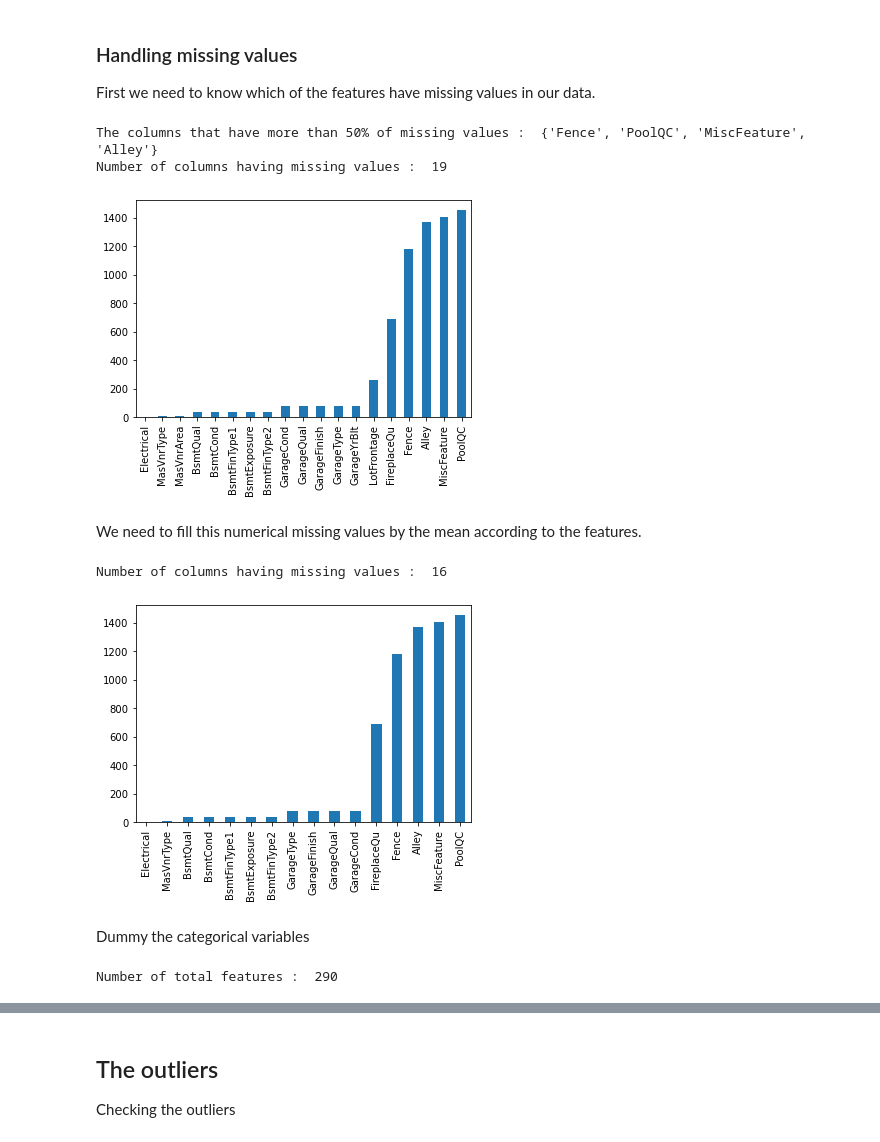
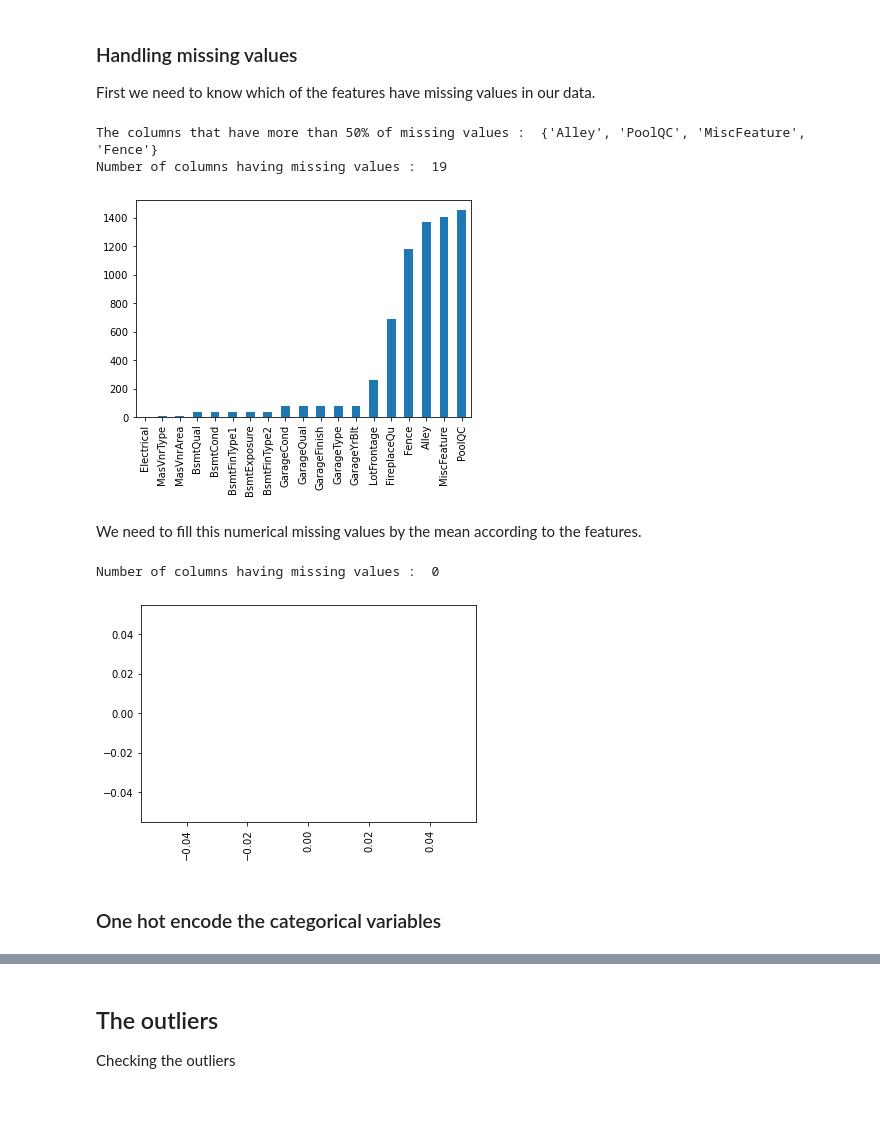
Before and after one commit to AstroNode247/houses-prices-advanced-regression-techniques, a Jupyter notebook: notebooks/house-prices.ipynb, the cells around one changed output, grey strips where cells are left out. Saved outputs shown, nothing was run; the diff lists cells and outputs as text; code cells hidden in the pictures; blank space fills up the shorter version.

```diff
--- a/notebooks/house-prices.ipynb
+++ b/notebooks/house-prices.ipynb
@@ -65,43 +67,35 @@ List of the qualitatives variables :
 ### Handling missing values
 First we need to know which of the features have missing values in our data.
 # %%
-def plot_missing():
-    print('Number of columns having missing values : ', len(set(train.columns[train.isnull().mean() > 0])))
+def plot_missing(df):
+    print('Number of columns having missing values : ', len(set(df.columns[df.isnull().mean() > 0])))
     try:
-        missing = train.isnull().sum()
+        missing = df.isnull().sum()
         missing = missing[missing > 0]
         missing.sort_values(inplace=True)
         missing.plot.bar();
     except IndexError:
         None
 
-print('The columns that have more than 50% of missing values : ', set(train.columns[train.isnull().mean() > .50]))
-plot_missing()
+print('The columns that have more than 50% of missing values : ', set(train_df.columns[train_df.isnull().mean() > .50]))
+plot_missing(train_df)
 # %% [output]
-The columns that have more than 50% of missing values :  {'Fence', 'PoolQC', 'MiscFeature', 'Alley'}
+The columns that have more than 50% of missing values :  {'Alley', 'PoolQC', 'MiscFeature', 'Fence'}
 Number of columns having missing values :  19
 [figure]
 # %% [markdown]
 We need to fill this numerical missing values by the mean according to the features.
 # %%
-def fill_missing(num_vars):
-    for col in num_vars:
-        train[col].fillna((train[col].mean()), inplace=True)
+def fill_missing(df):
+    for col in df.columns:
+        df[col].fillna((df[col].mean()), inplace=True)
 
-fill_missing(quantitative)
-plot_missing()
+    return df
+
+fill_missing(train_num)
+plot_missing(train_num)
 # %% [output]
-Number of columns having missing values :  16
+Number of columns having missing values :  0
-[figure, old version]
+[figure, new version]
 # %% [markdown]
-Dummy the categorical variables
+### One hot encode the categorical variables
-# %%
-def dummy_variables(df, cat_vars):
-    for var in cat_vars:
-        df = pd.concat([df.drop(var, axis=1), pd.get_dummies(df[var])], axis=1)
-    return df
-
-train = dummy_variables(train, qualitative)
-print('Number of total features : ', train.shape[1])
-# %% [output]
-Number of total features :  290
```
Also changed, not shown: parts of 7 cells of this notebook.
